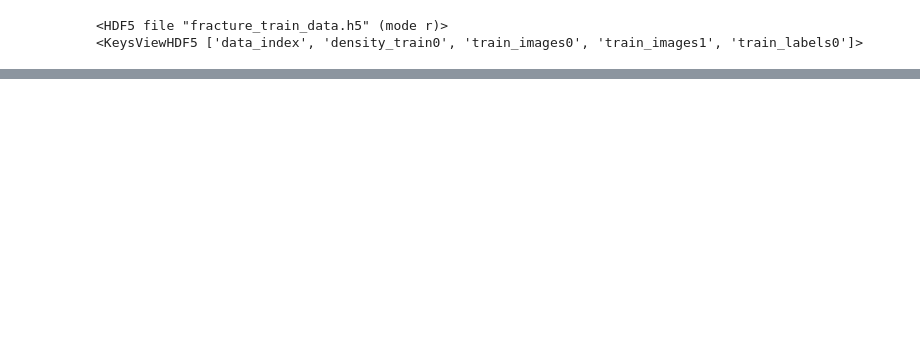
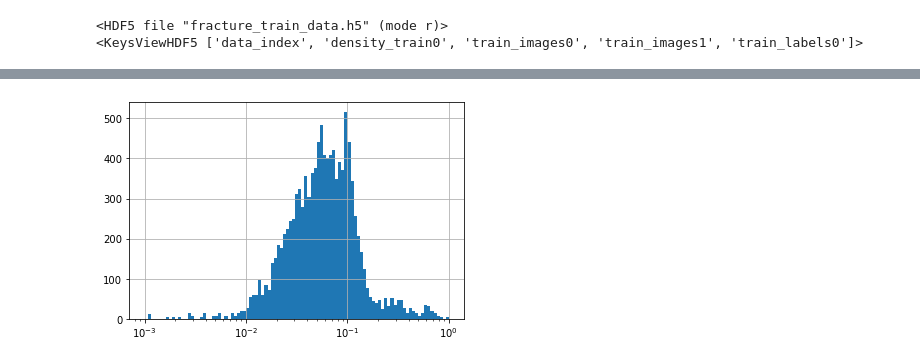
Before and after one commit to akjoelhede/Bachelor_project, a Jupyter notebook: Machine learning eksempler/Actual_kode/test.ipynb, the cells around one changed output, grey strips where cells are left out. Cells and saved outputs as stored; diff of their text form; code cells hidden in the pictures; blank space fills up the shorter version.

```diff
--- a/Machine learning eksempler/Actual_kode/test.ipynb
+++ b/Machine learning eksempler/Actual_kode/test.ipynb
@@ -31,0 +32,8 @@ plt.imshow(images0, aspect='auto')
+# %%
+x = np.linspace(-3,0,100)
+
+plt.hist(density, bins=10**x);
+plt.xscale("log")
+plt.grid("True")
+# %% [output]
+[figure, added]
```
Also changed, not shown: parts of 5 cells of this notebook.
